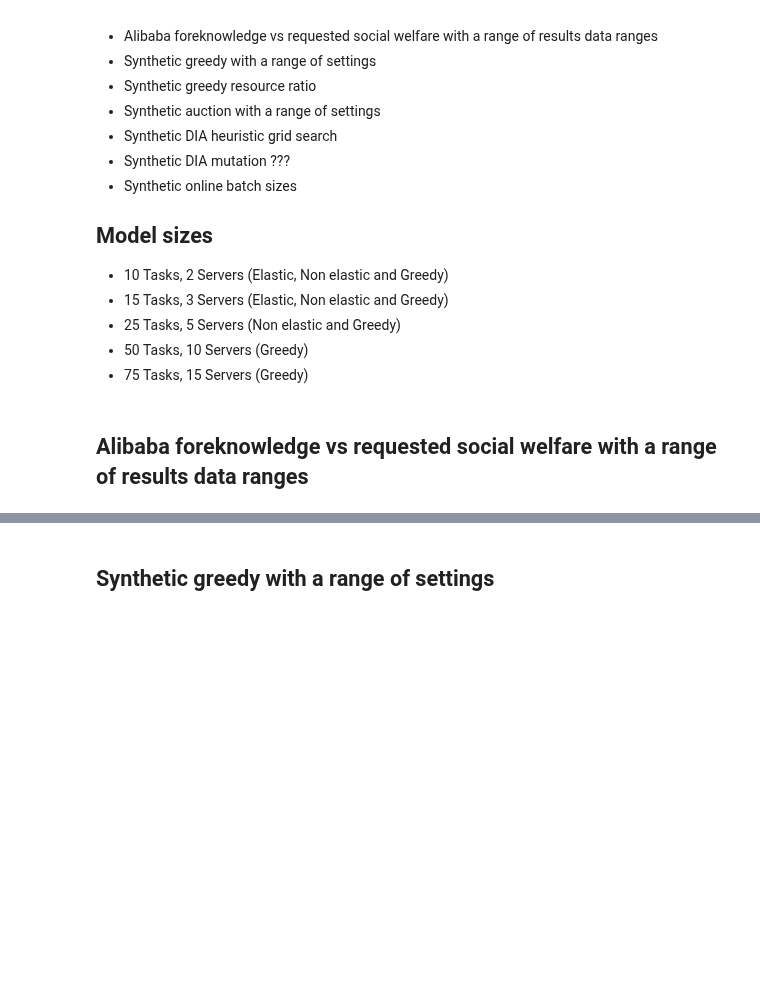
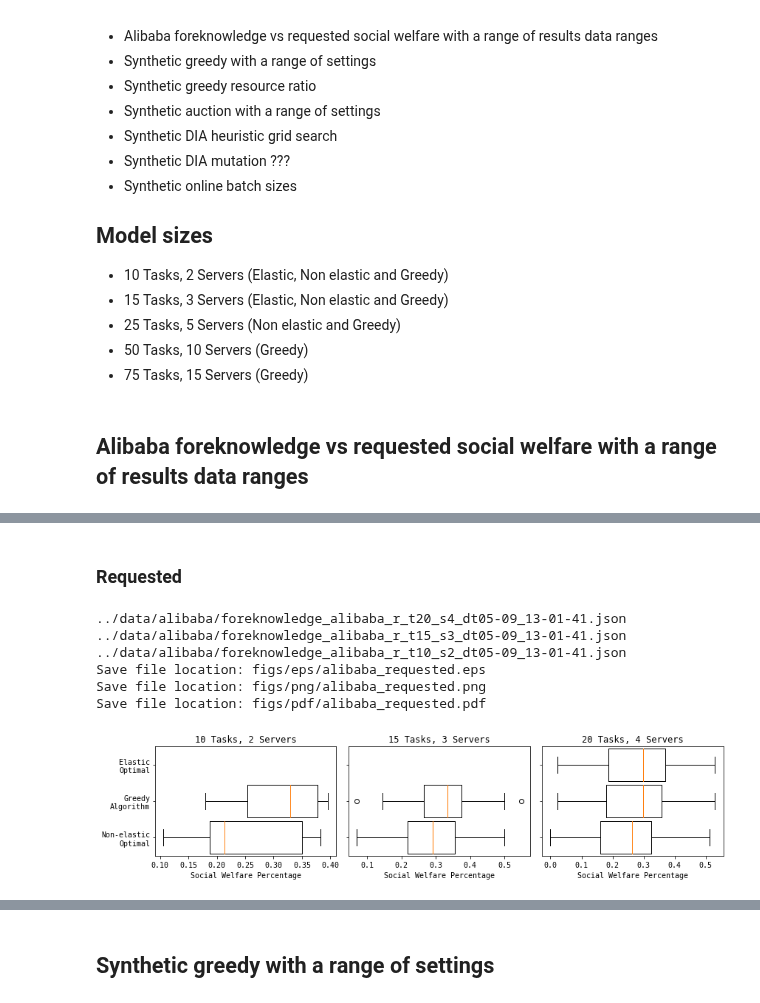
Before and after one commit to pseudo-rnd-thoughts/Elastic-Resource-Allocation, a Jupyter notebook: analysis/overall.ipynb, the cells around one changed output, grey strips where cells are left out. Drawn from its saved outputs; the diff is of its cells as text; code cells hidden in the pictures; blank space fills up the shorter version.

```diff
--- a/analysis/overall.ipynb
+++ b/analysis/overall.ipynb
@@ -83,0 +115,14 @@ Save file location: figs/pdf/alibaba_requested.pdf
+# %% [markdown]
+### Requested
+# %%
+algos = ['requested fixed optimal', f'requested {greedy_algo}', 'requested flexible optimal']
+greedy_performance('../data/alibaba', os.listdir('../data/alibaba'), model_sizes, algos, algo_names)
+save_plot('alibaba_requested')
+# %% [output]
+../data/alibaba/foreknowledge_alibaba_r_t20_s4_dt05-09_13-01-41.json
+../data/alibaba/foreknowledge_alibaba_r_t15_s3_dt05-09_13-01-41.json
+../data/alibaba/foreknowledge_alibaba_r_t10_s2_dt05-09_13-01-41.json
+Save file location: figs/eps/alibaba_requested.eps
+Save file location: figs/png/alibaba_requested.png
+Save file location: figs/pdf/alibaba_requested.pdf
+[figure, added]
```
Also changed, not shown: parts of 10 cells of this notebook, 3 other files.
